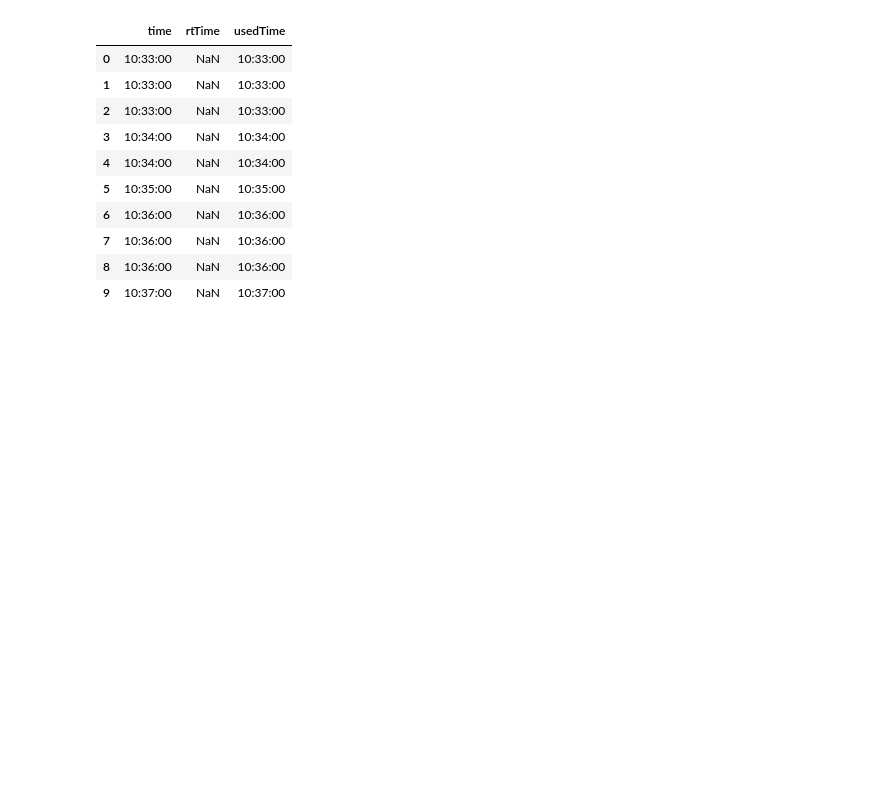
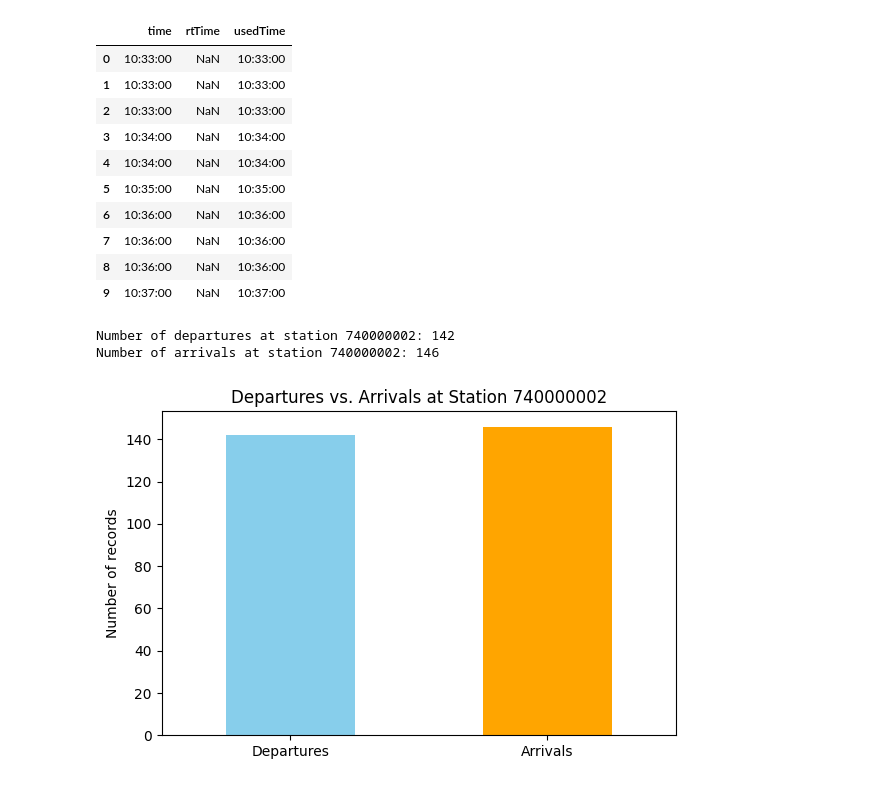
Before and after one commit to Utjiman/Resrobot_projekt, a Jupyter notebook: explorations/Joels_EDA.ipynb, the cells around one changed output. Drawn from its saved outputs; the diff is of its cells as text; code cells hidden in the pictures; blank space fills up the shorter version.

Commit message:
Added 2 different charts to choose from that shows dep/arr from choosen station

```diff
--- a/explorations/Joels_EDA.ipynb
+++ b/explorations/Joels_EDA.ipynb
@@ -239,3 +239,39 @@ df_dep[["time","rtTime","usedTime"]].head(10)
 | 7 | 10:36:00 | NaN | 10:36:00 |
 | 8 | 10:36:00 | NaN | 10:36:00 |
 | 9 | 10:37:00 | NaN | 10:37:00 |
+# %%
+# Räkna hur många rader = hur många avgångar/ankomster
+num_departures = len(df_departures)
+num_arrivals = len(df_arrivals)
+
+print(f"Number of departures at station {station_id}: {num_departures}")
+print(f"Number of arrivals at station {station_id}: {num_arrivals}")
+# %% [output]
+Number of departures at station 740000002: 142
+Number of arrivals at station 740000002: 146
+# %%
+import matplotlib.pyplot as plt
+
+df_counts = pd.DataFrame({
+    "Type": ["Departures", "Arrivals"],
+    "Count": [num_departures, num_arrivals]
+})
+
+# Rita ett stapeldiagram
+df_counts.plot(kind="bar", x="Type", y="Count", legend=False, color=["skyblue","orange"], figsize=(6,4))
+plt.title(f"Departures vs. Arrivals at Station {station_id}")
+plt.xlabel("")
+plt.ylabel("Number of records")
+plt.xticks(rotation=0)
+plt.tight_layout()
+plt.show()
+
+
+
+labels = ["Departures", "Arrivals"]
+counts = [num_departures, num_arrivals]
+
+# Välj några färger
+colors = ["#1f77b4", "#ff7f0e"]  # Ex: blå och orange
+# %% [output]
+[figure, added]
```
Also changed, not shown: parts of 1 cell of this notebook.
